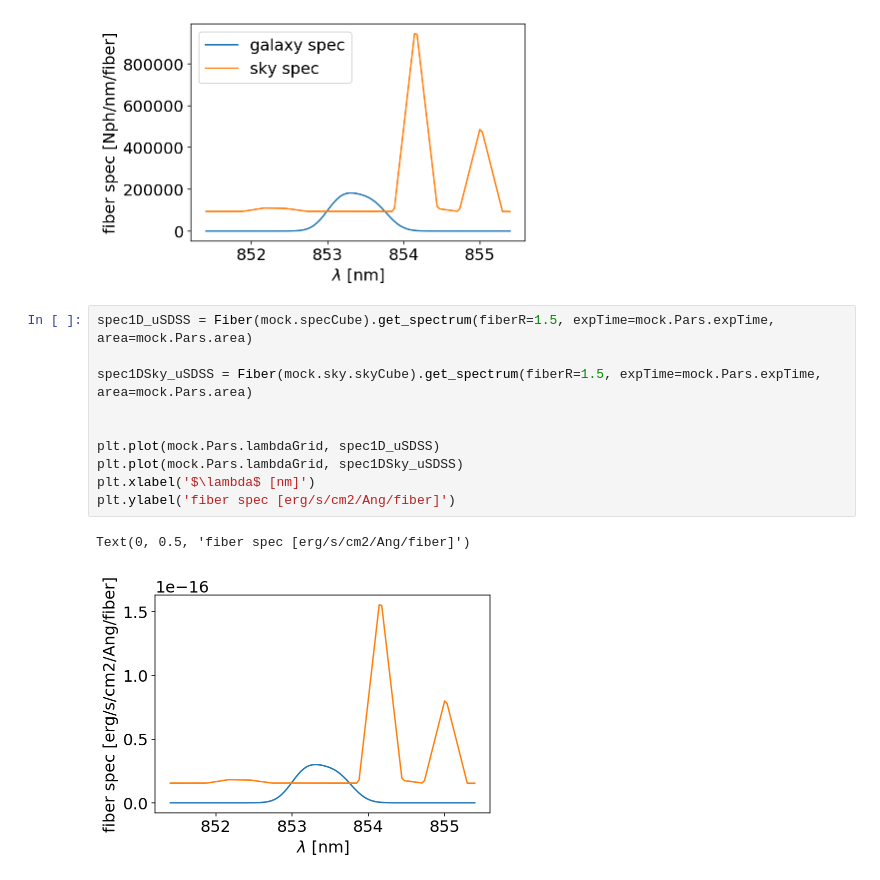
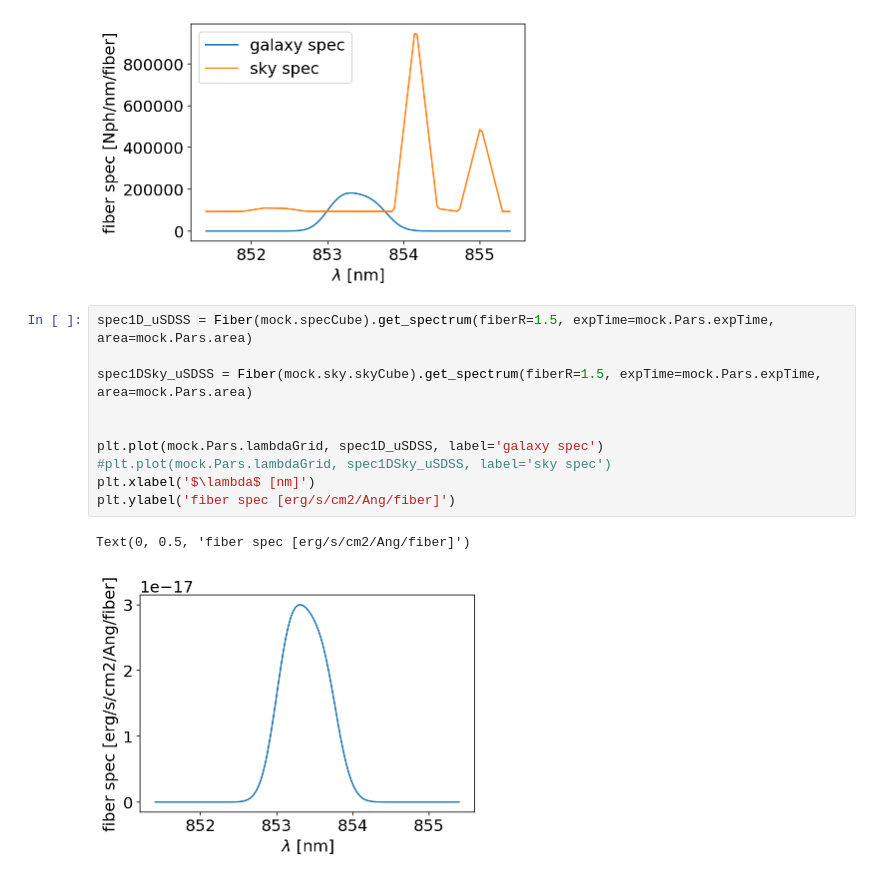
Before and after one commit to msmithUA/TNGcube, a Jupyter notebook: notebooks/[discuss] SNR setting (auto normalization).ipynb, the cells around one changed output. Cells and saved outputs as stored; diff of their text form.

```diff
--- a/notebooks/[discuss] SNR setting (auto normalization).ipynb
+++ b/notebooks/[discuss] SNR setting (auto normalization).ipynb
@@ -110,13 +110,13 @@ plt.legend()
 # %%
 spec1D_uSDSS = Fiber(mock.specCube).get_spectrum(fiberR=1.5, expTime=mock.Pars.expTime, area=mock.Pars.area)
 
 spec1DSky_uSDSS = Fiber(mock.sky.skyCube).get_spectrum(fiberR=1.5, expTime=mock.Pars.expTime, area=mock.Pars.area)
 
 
-plt.plot(mock.Pars.lambdaGrid, spec1D_uSDSS)
-plt.plot(mock.Pars.lambdaGrid, spec1DSky_uSDSS)
+plt.plot(mock.Pars.lambdaGrid, spec1D_uSDSS, label='galaxy spec')
+#plt.plot(mock.Pars.lambdaGrid, spec1DSky_uSDSS, label='sky spec')
 plt.xlabel('$\lambda$ [nm]')
 plt.ylabel('fiber spec [erg/s/cm2/Ang/fiber]')
 # %% [output]
 Text(0, 0.5, 'fiber spec [erg/s/cm2/Ang/fiber]')
-[figure, old version]
+[figure, new version]
```
Also changed, not shown: parts of 3 cells of this notebook, 6 other files.
